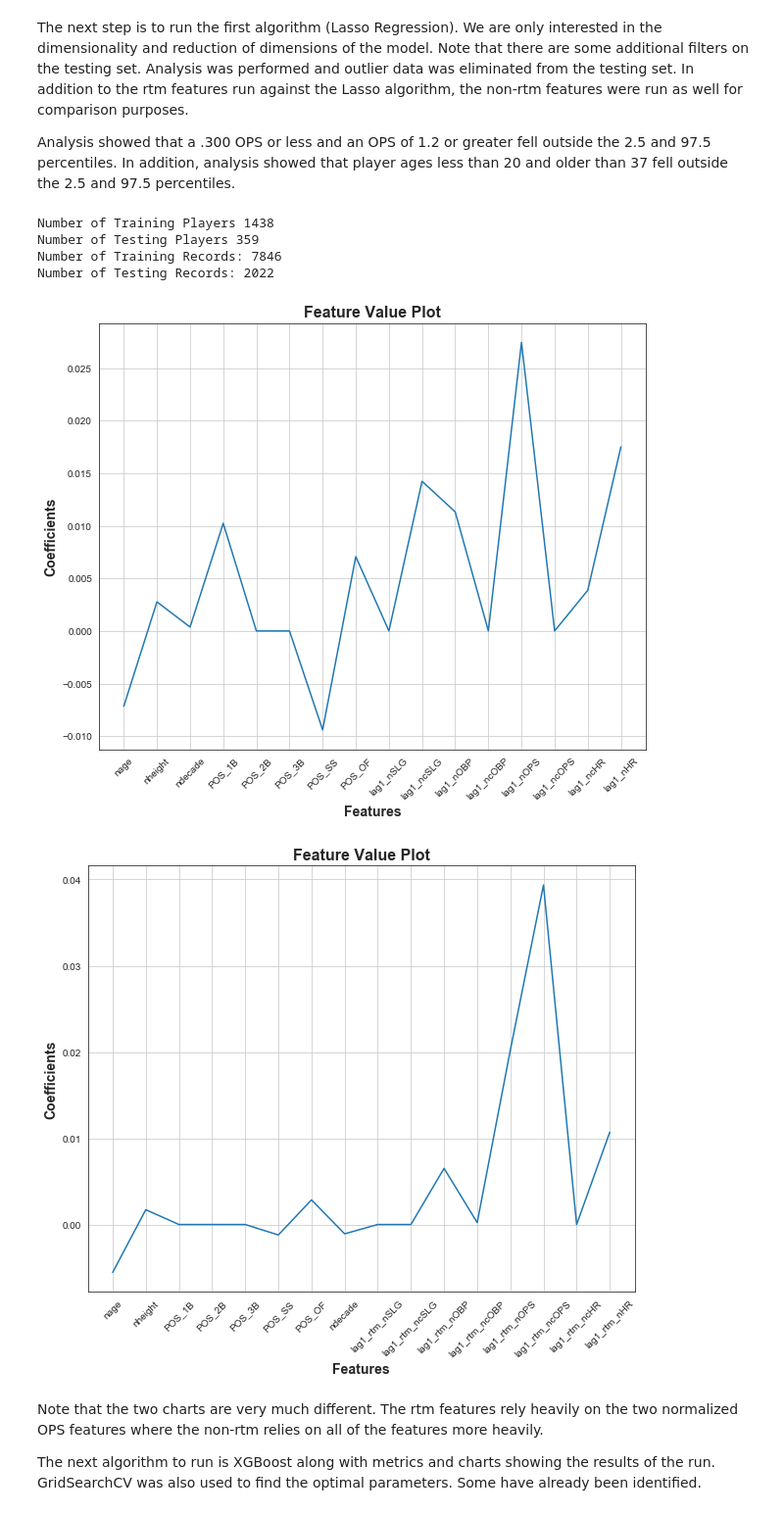
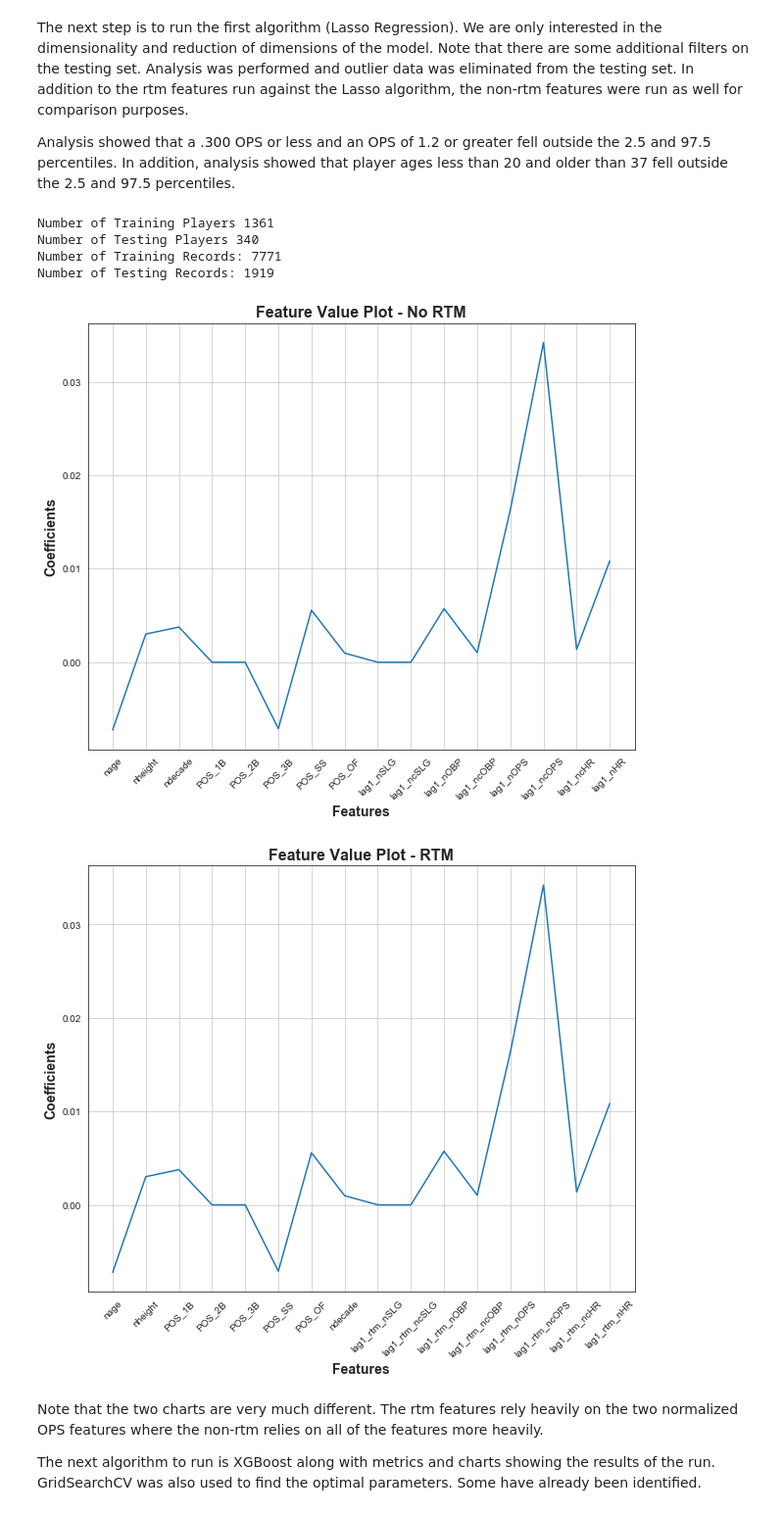
Before and after one commit to paulscheibal/SBDataScienceCert, a Jupyter notebook: CapstoneP1/MachineLearning/MachineLearningStory.ipynb, the cells around one changed output. Shown at 98% size. Saved outputs shown, nothing was run; the diff lists cells and outputs as text; code cells hidden in the pictures.

Commit message:
added career OPS predictions and addressed lag1 for 1st record issue

```diff
--- a/CapstoneP1/MachineLearning/MachineLearningStory.ipynb
+++ b/CapstoneP1/MachineLearning/MachineLearningStory.ipynb
@@ -51,7 +51,7 @@ sns.set_style('white')
 
 # standard global constants
 MIN_AT_BATS = 0
-START_YEAR = 1970
+START_YEAR = 1960
 END_YEAR = 2018
 FSHZ = 17
 START_DATE = datetime.strptime(str(START_YEAR)+'-01-01','%Y-%m-%d')
@@ -66,7 +66,7 @@ def save_stats_file(path, fn, df):
 
 # custom split into training and test sets where a player will belong to one and only one set (training or testing).
 def split_players(df,pct):
-    seed(61)
+    random.seed(63)
     players = np.array(df.playerID.drop_duplicates())
     plen = len(players)
     indlst = random.sample(range(0,plen), round(pct*plen))
@@ -199,7 +199,7 @@ This next step is to read the saved dataframe in CSV format into the program.  W
 # set path for reading Lahman baseball statistics and read data from rttm dataset
 path = 'C:\\Users\\User\\Documents\\PAUL\\Springboard\\core\\'
 
-battingf = path + 'dfbatting_player_stats_rttm_OPS_20.csv'
+battingf = path + 'dfbatting_player_stats_rttm_OPS.csv'
 dfbatting_player_stats = pd.read_csv(battingf,parse_dates=['debut','finalGame','birthdate'])
 
 dfbatting_player_stats = dfbatting_player_stats[(dfbatting_player_stats['debut'] >= START_DATE) &
@@ -208,16 +208,6 @@ df = dfbatting_player_stats
 df = df.reset_index(drop=True)
 df = df[df['AB'] >= 300]
 print(df.head(10))
-
-# only want players with 300+ At Bats.  This gets rid of any pitches or utility players
-
-# some additional calculated fields
-df['lag1_AVG'] = df['lag1_H'] / df['lag1_AB']
-df['lag1_cAVG'] = df['lag1_cH'] / df['lag1_cAB']
-df['lag1_OPS'] = df['lag1_OBP'] + df['lag1_SLG']
-df['lag1_cOPS'] = df['lag1_cOBP'] + df['lag1_cSLG']
-df['lag1_rtm_OPS'] = df['lag1_rtm_OBP'] + df['lag1_rtm_SLG']
-df['lag1_rtm_cOPS'] = df['lag1_rtm_cOBP'] + df['lag1_rtm_cSLG']
 
 # add decade
 df['decade'] = (df['yearID'] // 10)*10
@@ -272,47 +262,47 @@ feature_list_rtm = ['nage','nheight','POS_1B','POS_2B','POS_3B','POS_SS','POS_OF
 #
 #  just want features and which ones provide value - non rtm
 #
-X_train = df_train[feature_list]
+X_train = df_train[feature_list_rtm]
 y_train = df_train.OPS
-X_test = df_test[feature_list]
+X_test = df_test[feature_list_rtm]
 y_test = df_test.OPS
 lasso = Lasso(alpha=0.001, random_state=61)
 lasso_coef = lasso.fit(X_train, y_train).coef_
 cols = feature_list
 fig, ax = plt.subplots()
 ax.grid()
 plt.plot(range(len(cols)), lasso_coef)
 plt.xticks(range(len(cols)), cols, rotation=45)
-plt.title('Feature Value Plot',weight='bold', size=16 )
+plt.title('Feature Value Plot - No RTM',weight='bold', size=16 )
 plt.xlabel('Features',weight='bold', size=14)
 plt.ylabel('Coefficients',weight='bold', size=14)
 plt.show()
 #
 #  just want features and which ones provide value - rtm
 #
 # setup model features X and prediction variable y.
 X_train = df_train[feature_list_rtm]
 y_train = df_train.OPS
 X_test = df_test[feature_list_rtm]
 y_test = df_test.OPS
 lasso = Lasso(alpha=0.001, random_state=61)
 lasso_coef = lasso.fit(X_train, y_train).coef_
 cols = feature_list_rtm
 fig, ax = plt.subplots()
 ax.grid()
 plt.plot(range(len(cols)), lasso_coef)
 plt.xticks(range(len(cols)), cols, rotation=45)
-plt.title('Feature Value Plot',weight='bold', size=16 )
+plt.title('Feature Value Plot - RTM',weight='bold', size=16 )
 plt.xlabel('Features',weight='bold', size=14)
 plt.ylabel('Coefficients',weight='bold', size=14)
 plt.show()
 # %% [output]
-Number of Training Players 1438
-Number of Testing Players 359
-Number of Training Records: 7846
-Number of Testing Records: 2022
+Number of Training Players 1361
+Number of Testing Players 340
+Number of Training Records: 7771
+Number of Testing Records: 1919
-[figure, old version]
+[figure, new version]
-[figure, old version]
+[figure, new version]
 # %% [markdown]
 Note that the two charts are very much different.  The rtm features rely heavily on the two normalized OPS features where the non-rtm relies on all of the features more heavily.
 
```
Also changed, not shown: parts of 11 cells of this notebook, 1 other file.
